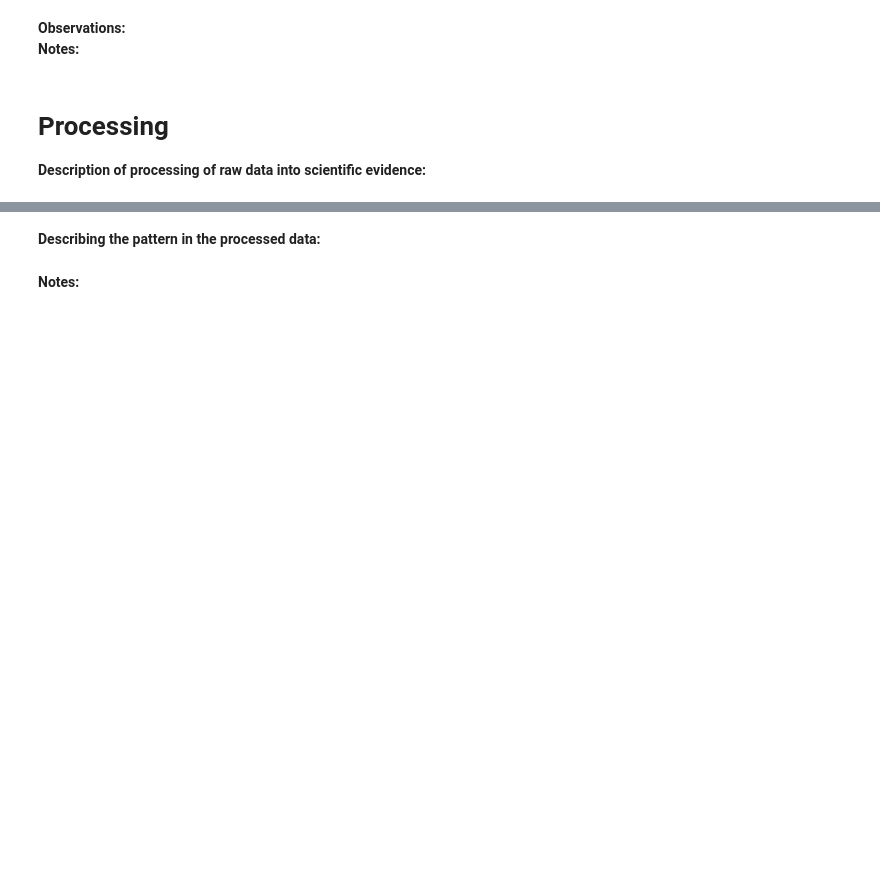
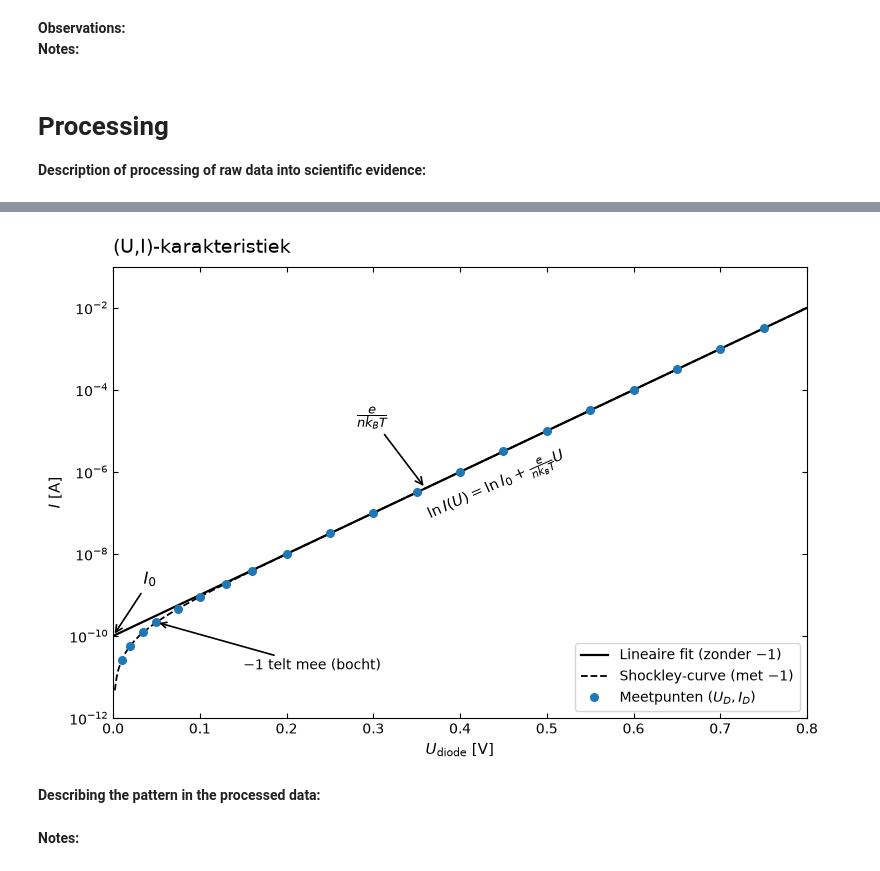
Before and after one commit to StudentJesse/IP2test, a Jupyter notebook: BM_labjournaal.ipynb, the cells around one changed output, grey strips where cells are left out. Drawn from its saved outputs; the diff is of its cells as text; code cells hidden in the pictures; blank space fills up the shorter version.

```diff
--- a/BM_labjournaal.ipynb
+++ b/BM_labjournaal.ipynb
@@ -46,0 +61,81 @@ from scipy.optimize import curve_fit
+# %%
+import numpy as np
+import matplotlib.pyplot as plt
+
+# --- 1. EXECUTION: Meetgegevens en constanten ---
+R1 = 9990.6              # Exacte waarde van je 10 kΩ meetweerstand in Ohm (Ω)
+T = 293.15               # Kamertemperatuur in Kelvin (bijv. 20 °C = 293.15 K)
+e = 1.60217663e-19       # Elementaire lading in Coulomb (C)
+n = 1.72                 # Idealiteitsfactor van de siliciumdiode
+
+# Uitgebreide voorbeeldreeks (vanaf de bocht bij 0.01 V tot 0.75 V)
+U_D = np.array([
+    0.010, 0.020, 0.035, 0.050, 0.075, 0.100, 0.130, 0.160, 0.200,
+    0.250, 0.300, 0.350, 0.400, 0.450, 0.500, 0.550, 0.600, 0.650, 0.700, 0.750
+])
+
+# Bijbehorende spanningen over R1 (in Volt) volgens de Shockley-vergelijking
+I0_sim = 1.0e-10
+helling_sim = e / (n * 1.380649e-23 * T)
+U_R1 = R1 * I0_sim * (np.exp(helling_sim * U_D) - 1)
+
+# --- 2. PROCESSING: Stroom en lineaire fit op het rechte deel ---
+I_D = U_R1 / R1
+
+# Fit ALLEEN het lineaire gebied (vanaf 0.30 V, waar de '-1' verwaarloosbaar is)
+mask_lineair = U_D >= 0.30
+helling, snijpunt = np.polyfit(U_D[mask_lineair], np.log(I_D[mask_lineair]), 1)
+
+k_B_berekend = e / (n * T * helling)
+I_0 = np.exp(snijpunt)
+
+print(f"Helling van het rechte deel: {helling:.2f} 1/V")
+print(f"Verzadigingsstroom (I_0):    {I_0:.2e} A")
+print(f"Berekende k_B:               {k_B_berekend:.3e} J/K")
+
+# --- 3. PLOTTEN: Exacte weergave zoals op de slide ---
+U_lijn = np.linspace(0.0, 0.8, 400)
+I_lineair_log = np.exp(helling * U_lijn + snijpunt)      # Rechte lijn (zonder -1)
+I_exact = I_0 * (np.exp(helling * U_lijn) - 1)           # Shockley-curve (met -1)
+
+fig, ax = plt.subplots(figsize=(8, 5.5))
+
+ax.semilogy(U_lijn, I_lineair_log, '-', color='black', linewidth=1.6, label='Lineaire fit (zonder $-1$)')
+ax.semilogy(U_lijn[1:], I_exact[1:], '--', color='black', linewidth=1.3, label='Shockley-curve (met $-1$)')
+ax.semilogy(U_D, I_D, 'o', color='tab:blue', markersize=5.5, label='Meetpunten $(U_D, I_D)$')
+
+# Pijlen en formules plaatsen
+ax.annotate(r'$I_0$', xy=(0.0, I_0), xytext=(0.035, I_0 * 18),
+            arrowprops=dict(arrowstyle='->', color='black', lw=1.2),
+            fontsize=12, fontweight='bold')
+
+u_mid = 0.36
+i_mid = np.exp(helling * u_mid + snijpunt)
+ax.annotate(r'$\frac{e}{n k_B T}$', xy=(u_mid, i_mid), xytext=(0.28, i_mid * 45),
+            arrowprops=dict(arrowstyle='->', color='black', lw=1.2),
+            fontsize=13)
+
+ax.text(0.36, np.exp(helling * 0.44 + snijpunt) * 0.03,
+        r'$\ln I(U) = \ln I_0 + \frac{e}{n k_B T} U$',
+        fontsize=11, rotation=24)
+
+u_bocht = 0.05
+i_bocht = I_0 * (np.exp(helling * u_bocht) - 1)
+ax.annotate(r'$-1$ telt mee (bocht)', xy=(u_bocht, i_bocht), xytext=(0.15, 1.5e-11),
+            arrowprops=dict(arrowstyle='->', color='black', lw=1.2),
+            fontsize=10)
+
+# Assen instellen
+ax.set_title('(U,I)-karakteristiek', fontsize=14, loc='left', pad=10)
+ax.set_xlabel(r'$U_{\mathrm{diode}}$ [V]', fontsize=11)
+ax.set_ylabel(r'$I$ [A]', fontsize=11)
+
+ax.set_xlim(0.0, 0.8)
+ax.set_ylim(1e-12, 1e-1)
+ax.set_xticks(np.arange(0.0, 0.81, 0.1))
+ax.tick_params(direction='in', top=True, right=True, which='both')
+ax.legend(loc='lower right', frameon=True)
+
+plt.tight_layout()
+plt.show()
+# %% [output]
@@ -47,3 +145,4 @@ from scipy.optimize import curve_fit
+[figure, added]
 # %%
 #Data processing and analysis:
 # %%
```
Also changed, not shown: parts of 4 cells of this notebook.
